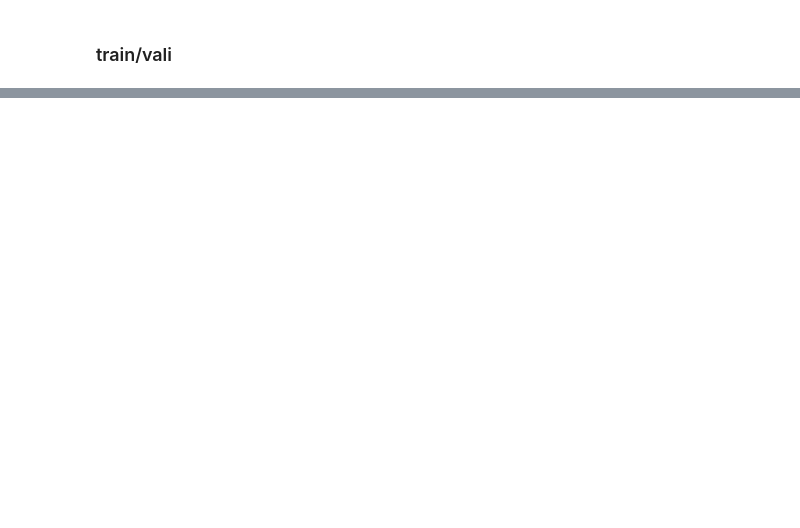
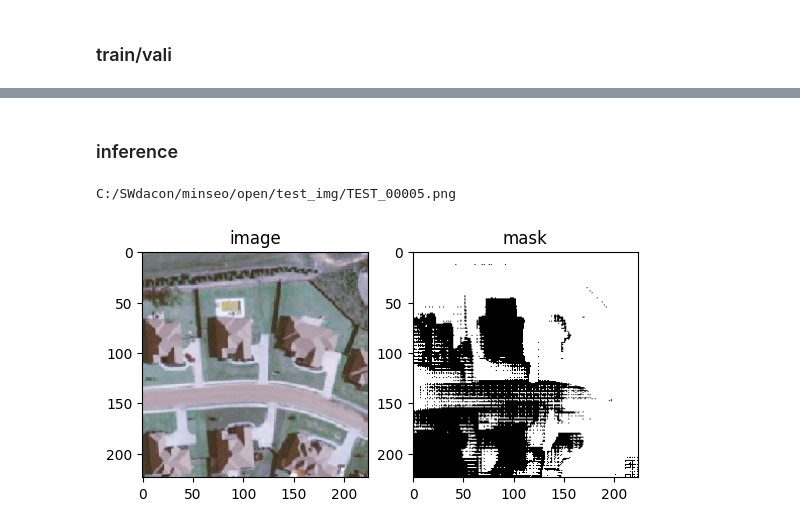
Before and after one commit to KURasengan/SWdacon, a Jupyter notebook: minseo/finetune_sam.ipynb, the cells around one changed output, grey strips where cells are left out. Drawn from its saved outputs; the diff is of its cells as text; code cells hidden in the pictures; blank space fills up the shorter version.

```diff
--- a/minseo/finetune_sam.ipynb
+++ b/minseo/finetune_sam.ipynb
@@ -230,0 +275,2 @@ def training(config, model, train_loader, valid_loader):
+# %% [markdown]
+### inference
@@ -230,0 +296,48 @@ def training(config, model, train_loader, valid_loader):
+# %%
+def inference(config,model, test_loader):
+    model = model.to(device)
+    inference_model = SamPredictor(model)
+    with torch.no_grad():
+        model.eval()
+        result = []
+        for images in tqdm(test_loader):
+            pred_masks=[]
+            for i in range(len(images)):
+                inference_model.set_image(images[i].detach().numpy())
+                prediction,_,_ = inference_model.predict(
+                    point_coords=None,
+                    box=None,
+                    multimask_output=False
+                )
+                pred_masks.append(prediction)
+            for i in range(len(images)):
+                mask_rle = rle_encode(pred_masks[i])
+                if mask_rle == '': # 예측된 건물 픽셀이 아예 없는 경우 -1
+                    result.append(-1)
+                else:
+                    result.append(mask_rle)
+    return result
+# %%
+inference_result = inference(config, best_model, test_dataloader)
+# %%
+submit = pd.read_csv(f"{config['base_path']}/submit20.csv")
+submit['mask_rle'] = inference_result
+# %%
+csv = submit
+img_num=5
+mask_rle = csv.iloc[img_num, 1]
+image_path = csv.iloc[img_num, 0]
+print(f"{config['base_path']}test_img/{image_path}.png")
+image = cv2.imread(f"{config['base_path']}test_img/{image_path}.png")
+mask = rle_decode(mask_rle, (image.shape[0], image.shape[1]))
+fig = plt.figure()
+ax1 = fig.add_subplot(1,2,1)
+ax1.imshow(image)
+ax1.set_title('image')
+ax2 = fig.add_subplot(1,2,2)
+ax2.imshow(mask,cmap='gray')
+ax2.set_title('mask')
+plt.show()
+# %% [output]
+C:/SWdacon/minseo/open/test_img/TEST_00005.png
+[figure, added]
```
Also changed, not shown: parts of 16 cells of this notebook.
